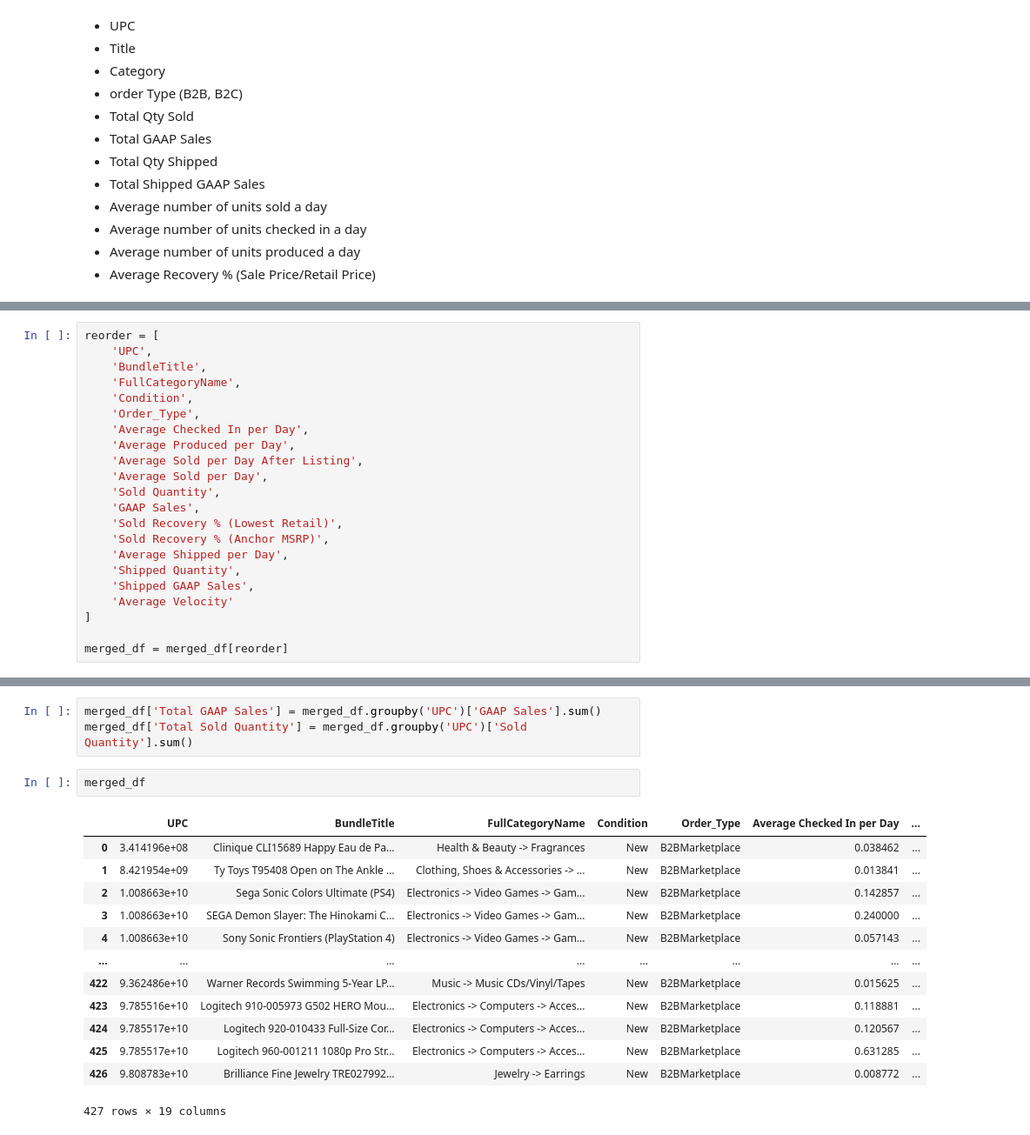
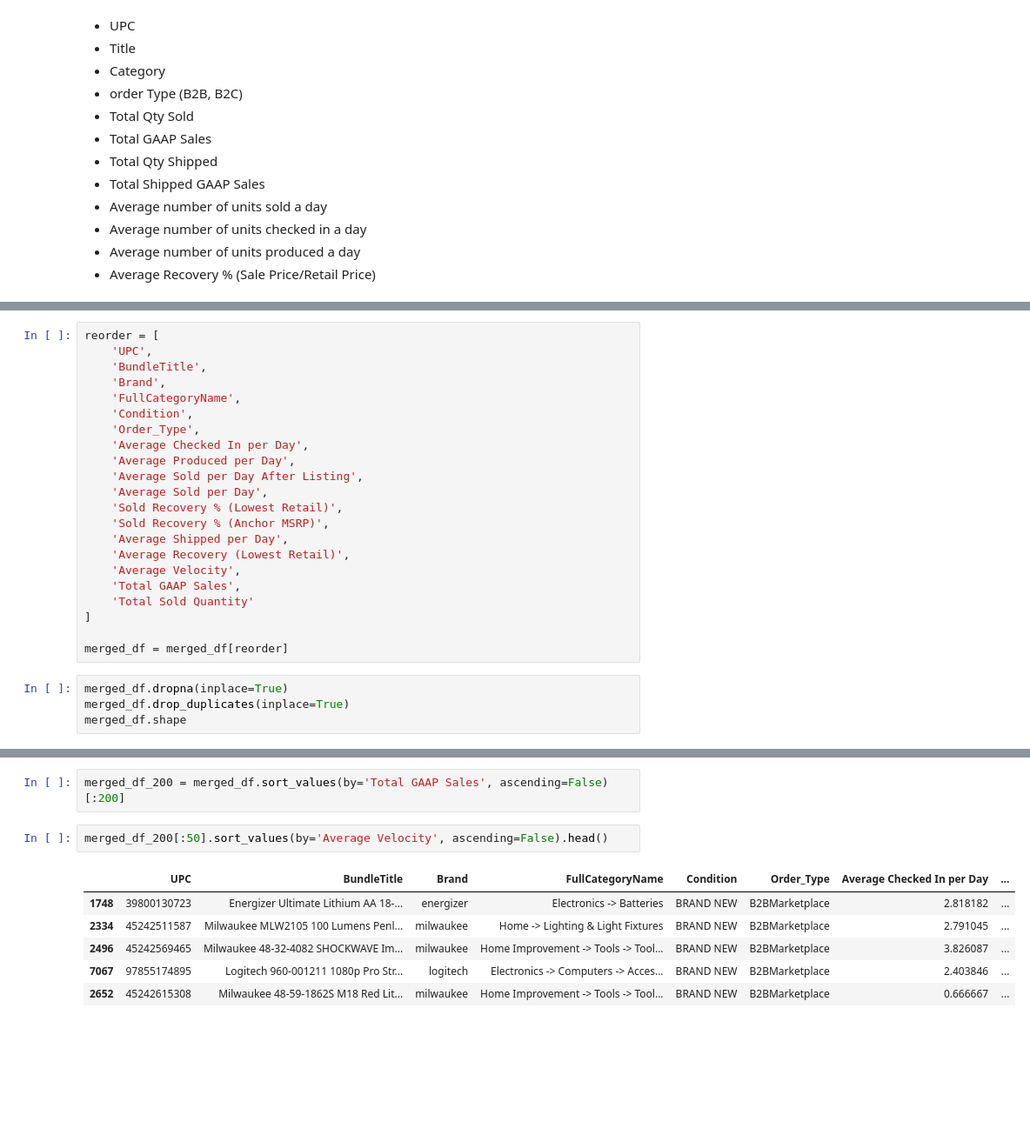
Before and after one commit to williamjwall/mirgrations, a Jupyter notebook: GWS_adhoc.ipynb, the cells around one changed output, grey strips where cells are left out. Shown at 87% size. Saved outputs shown, nothing was run; the diff lists cells and outputs as text; blank space fills up the shorter version.

```diff
--- a/GWS_adhoc.ipynb
+++ b/GWS_adhoc.ipynb
@@ -580,6 +649,7 @@ Index(['FullCategoryName', 'UPC', 'Condition', 'Order_Type',
 reorder = [
     'UPC',
     'BundleTitle',
+    'Brand',
     'FullCategoryName',
     'Condition',
     'Order_Type',
@@ -587,14 +657,17 @@ reorder = [
     'Average Produced per Day',
     'Average Sold per Day After Listing',
     'Average Sold per Day',
-    'Sold Quantity',
-    'GAAP Sales',
     'Sold Recovery % (Lowest Retail)',
     'Sold Recovery % (Anchor MSRP)',
     'Average Shipped per Day',
-    'Shipped Quantity',
-    'Shipped GAAP Sales',
-    'Average Velocity'
+    'Average Recovery (Lowest Retail)',
+    'Average Velocity',
+    'Total GAAP Sales',
+    'Total Sold Quantity'
 ]
 
 merged_df = merged_df[reorder]
+# %%
+merged_df.dropna(inplace=True)
+merged_df.drop_duplicates(inplace=True)
+merged_df.shape
@@ -617,19 +697,11 @@ merged_df
-# %%
-merged_df['Total GAAP Sales'] = merged_df.groupby('UPC')['GAAP Sales'].sum()
-merged_df['Total Sold Quantity'] = merged_df.groupby('UPC')['Sold Quantity'].sum()
-# %%
-merged_df
-# %% [output]
-|  | UPC | BundleTitle | FullCategoryName | Condition | Order_Type | Average Checked In per Day | ... |
-| 0 | 3.414196e+08 | Clinique CLI15689 Happy Eau de Pa... | Health & Beauty -> Fragrances | New | B2BMarketplace | 0.038462 | ... |
-| 1 | 8.421954e+09 | Ty Toys T95408 Open on The Ankle ... | Clothing, Shoes & Accessories -> ... | New | B2BMarketplace | 0.013841 | ... |
-| 2 | 1.008663e+10 | Sega Sonic Colors Ultimate (PS4) | Electronics -> Video Games -> Gam... | New | B2BMarketplace | 0.142857 | ... |
-| 3 | 1.008663e+10 | SEGA Demon Slayer: The Hinokami C... | Electronics -> Video Games -> Gam... | New | B2BMarketplace | 0.240000 | ... |
-| 4 | 1.008663e+10 | Sony Sonic Frontiers (PlayStation 4) | Electronics -> Video Games -> Gam... | New | B2BMarketplace | 0.057143 | ... |
-| ... | ... | ... | ... | ... | ... | ... | ... |
-| 422 | 9.362486e+10 | Warner Records Swimming 5-Year LP... | Music -> Music CDs/Vinyl/Tapes | New | B2BMarketplace | 0.015625 | ... |
-| 423 | 9.785516e+10 | Logitech 910-005973 G502 HERO Mou... | Electronics -> Computers -> Acces... | New | B2BMarketplace | 0.118881 | ... |
-| 424 | 9.785517e+10 | Logitech 920-010433 Full-Size Cor... | Electronics -> Computers -> Acces... | New | B2BMarketplace | 0.120567 | ... |
-| 425 | 9.785517e+10 | Logitech 960-001211 1080p Pro Str... | Electronics -> Computers -> Acces... | New | B2BMarketplace | 0.631285 | ... |
-| 426 | 9.808783e+10 | Brilliance Fine Jewelry TRE027992... | Jewelry -> Earrings | New | B2BMarketplace | 0.008772 | ... |
-427 rows × 19 columns
+# %%
+merged_df_200 = merged_df.sort_values(by='Total GAAP Sales', ascending=False)[:200]
+# %%
+merged_df_200[:50].sort_values(by='Average Velocity', ascending=False).head()
+# %% [output]
+|  | UPC | BundleTitle | Brand | FullCategoryName | Condition | Order_Type | Average Checked In per Day | ... |
+| 1748 | 39800130723 | Energizer Ultimate Lithium AA 18-... | energizer | Electronics -> Batteries | BRAND NEW | B2BMarketplace | 2.818182 | ... |
+| 2334 | 45242511587 | Milwaukee MLW2105 100 Lumens Penl... | milwaukee | Home -> Lighting & Light Fixtures | BRAND NEW | B2BMarketplace | 2.791045 | ... |
+| 2496 | 45242569465 | Milwaukee 48-32-4082 SHOCKWAVE Im... | milwaukee | Home Improvement -> Tools -> Tool... | BRAND NEW | B2BMarketplace | 3.826087 | ... |
+| 7067 | 97855174895 | Logitech 960-001211 1080p Pro Str... | logitech | Electronics -> Computers -> Acces... | BRAND NEW | B2BMarketplace | 2.403846 | ... |
+| 2652 | 45242615308 | Milwaukee 48-59-1862S M18 Red Lit... | milwaukee | Home Improvement -> Tools -> Tool... | BRAND NEW | B2BMarketplace | 0.666667 | ... |
```
Also changed, not shown: parts of 30 cells of this notebook, 2 other files.
